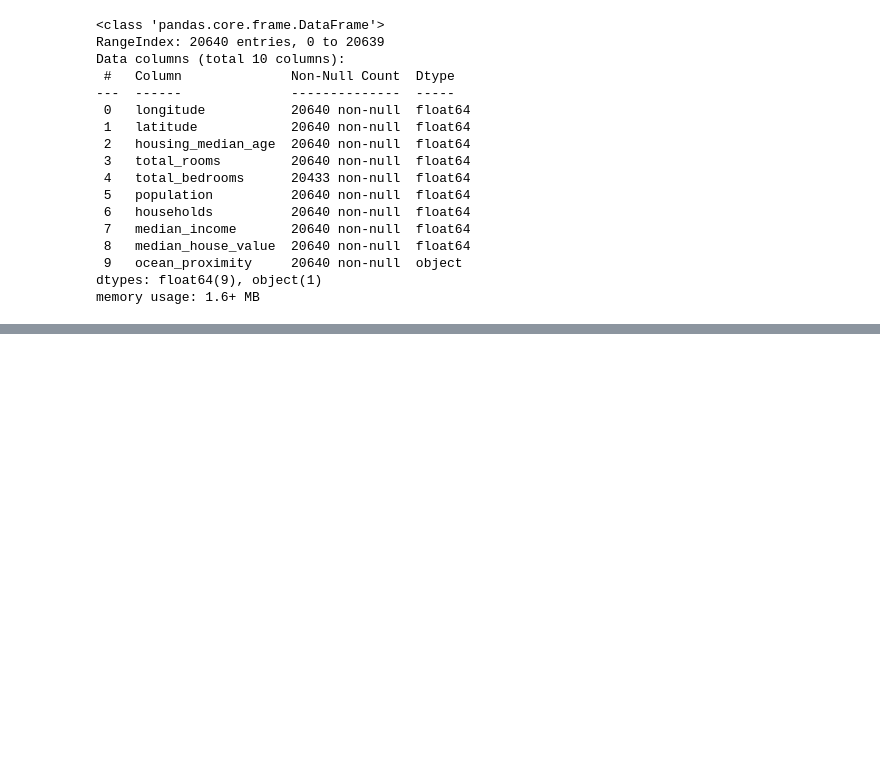
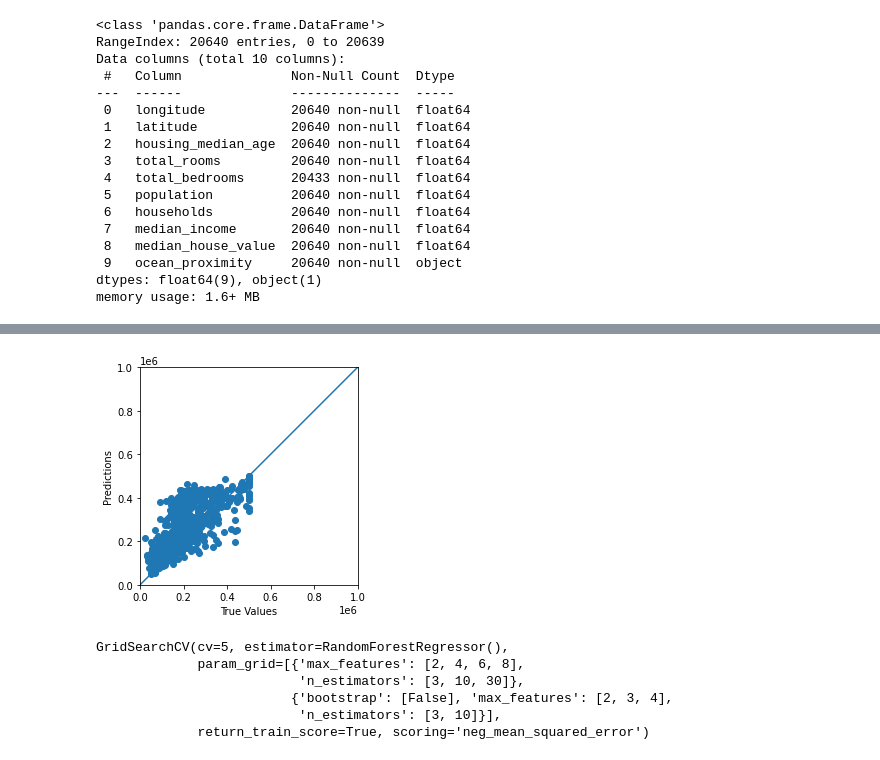
Before and after one commit to burmak97/Housing, a Jupyter notebook: Housing_models.ipynb, the cells around one changed output, grey strips where cells are left out. Drawn from its saved outputs; the diff is of its cells as text; code cells hidden in the pictures; blank space fills up the shorter version.

```diff
--- a/Housing_models.ipynb
+++ b/Housing_models.ipynb
@@ -44,0 +114,13 @@ test_dataset_pr = pdm.pipeline(test_dataset, num_attributes, cat_attributes)
+# %%
+import matplotlib.pyplot as plt
+test_predictions = forest_reg.predict(test_dataset_pr[:1000]).flatten()
+a = plt.axes(aspect='equal')
+plt.scatter(test_labels[:1000], test_predictions)
+plt.xlabel('True Values')
+plt.ylabel('Predictions')
+lims = [0, 1000000]
+plt.xlim(lims)
+plt.ylim(lims)
+_ = plt.plot(lims, lims)
+# %% [output]
+[figure, added]
@@ -44,0 +137,9 @@ test_dataset_pr = pdm.pipeline(test_dataset, num_attributes, cat_attributes)
+# %%
+grid_search.fit(train_dataset_pr, train_labels)
+# %% [output]
+GridSearchCV(cv=5, estimator=RandomForestRegressor(),
+             param_grid=[{'max_features': [2, 4, 6, 8],
+                          'n_estimators': [3, 10, 30]},
+                         {'bootstrap': [False], 'max_features': [2, 3, 4],
+                          'n_estimators': [3, 10]}],
+             return_train_score=True, scoring='neg_mean_squared_error')
```
Also changed, not shown: parts of 19 cells of this notebook.
